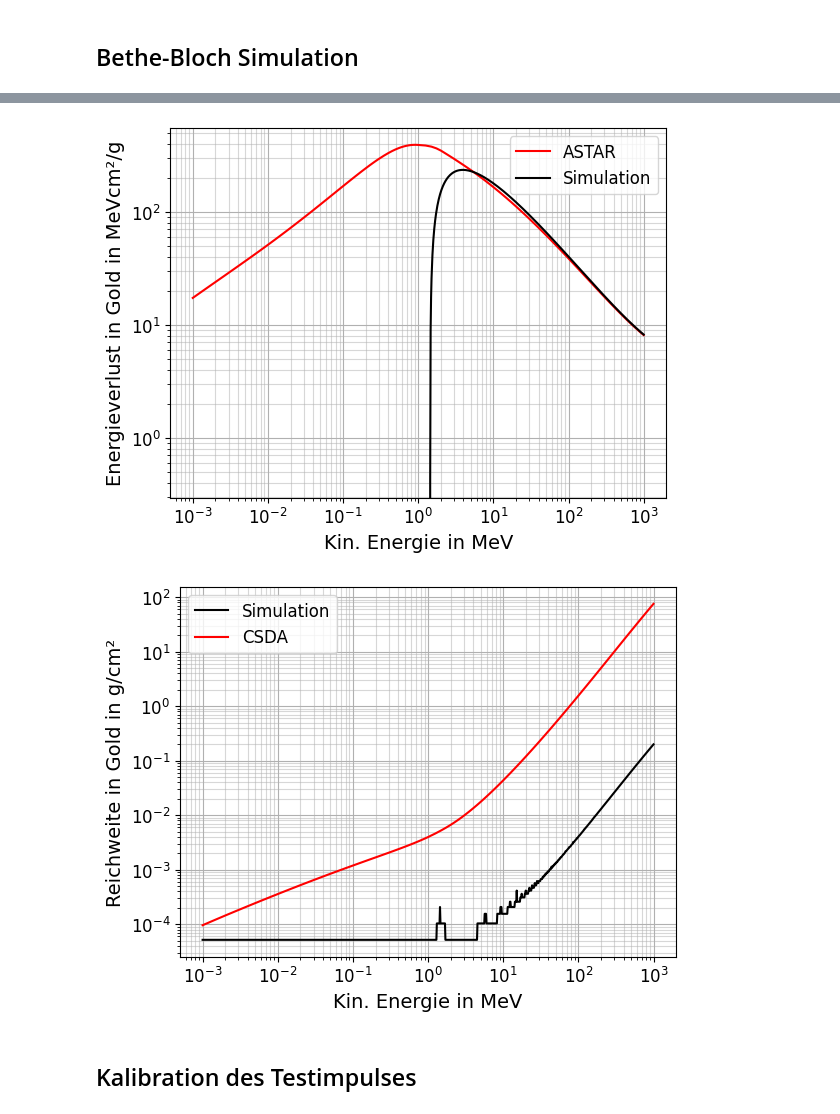
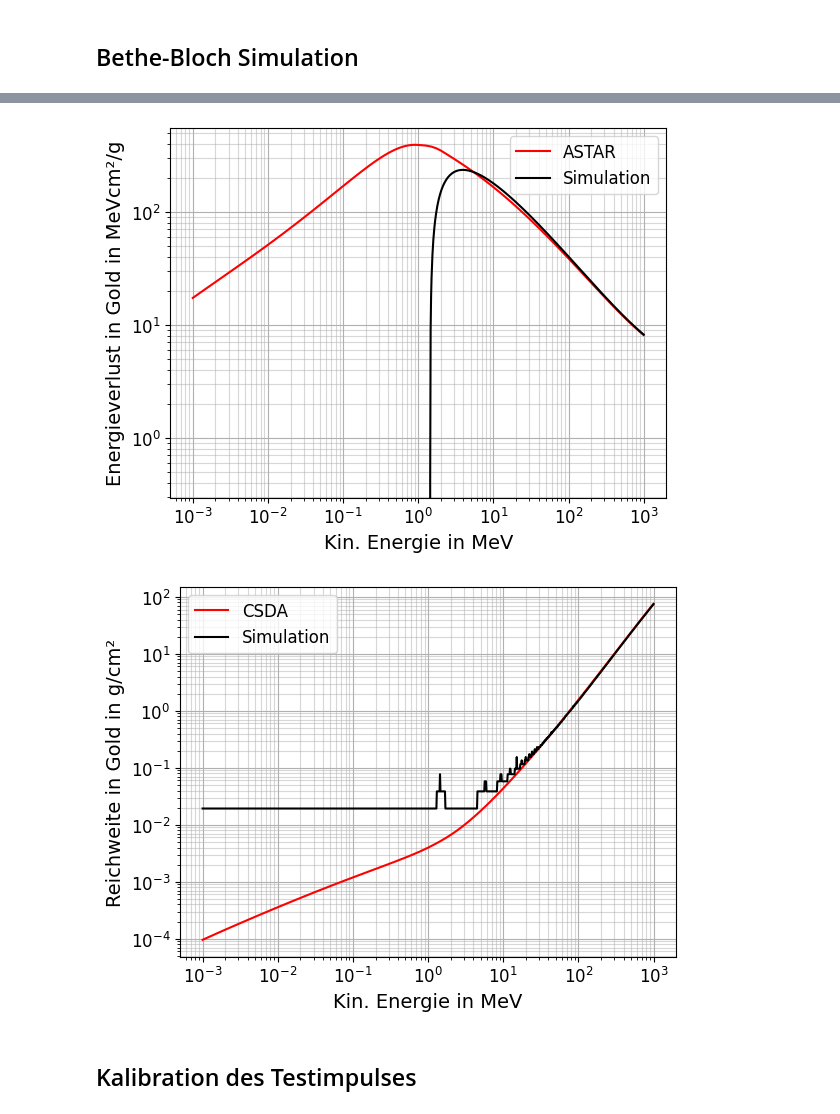
Before and after one commit to NicolasRohrbeck/fprak, a Jupyter notebook: scripts/halbleiter.ipynb, the cells around one changed output, grey strips where cells are left out. Drawn from its saved outputs; the diff is of its cells as text; code cells hidden in the pictures.

Commit message:
Reichweite Simulation korrigiert

```diff
--- a/scripts/halbleiter.ipynb
+++ b/scripts/halbleiter.ipynb
@@ -72,20 +57,16 @@ def Reichweite(target: Material, E: float, dx=1e-6, Elim=1.0):
         E -= abs(lost)
         l += dx
     return l
-# %%
-# Silizium
-E = np.logspace(3, 9, 1000, endpoint=True)
-
-vBethe = np.vectorize(Bethe)
-vReich = np.vectorize(Reichweite)
-
-dEdx = Bethe(Si, E) / con.e /1e6 / 1e2 / Si.rho
-rw = []
-for i in E:
-    rw.append(Reichweite(Si, i, dx=1e-5)*1e2/Si.rho)
-rw = np.array(rw)
 # %%
 # Silizium
+E = np.logspace(3, 9, 1000, endpoint=True)
+
+dEdx = Bethe(Si, E) / con.e /1e6 / 1e2 / Si.rho
+rw = []
+for i in E:
+    rw.append(Reichweite(Si, i, dx=1e-5)*1e2*Si.rho)
+rw = np.array(rw)
+
 
 Energy, bethe, csda = np.loadtxt(r'../Messdaten/19012026_Halbleiter/astar_si.txt', skiprows=8, unpack=True)
 
@@ -105,8 +86,8 @@ plt.legend(fontsize=12)
 plt.savefig("./Bilder/BB_Si.pdf")
 
 fig, ax = plt.subplots()
+ax.plot(Energy, csda, '-r', label='CSDA')
 ax.plot(E/1e6, rw, '-k', label="Simulation")
-ax.plot(Energy, csda, '-r', label='CSDA')
 
 
 ax.set_xscale('log')
@@ -129,17 +110,13 @@ plt.show()
-# %%
-# Gold
-E = np.logspace(3, 9, 1000, endpoint=True)
-
-vBethe = np.vectorize(Bethe)
-vReich = np.vectorize(Reichweite)
-
-dEdx = Bethe(Au, E) / con.e /1e6 / 1e2 / Au.rho
-rw = []
-for i in E:
-    rw.append(Reichweite(Au, i, dx=1e-5)*1e2/Au.rho)
-rw = np.array(rw)
 # %%
 # Gold
+E = np.logspace(3, 9, 1000, endpoint=True)
+
+dEdx = Bethe(Au, E) / con.e /1e6 / 1e2 / Au.rho
+rw = []
+for i in E:
+    rw.append(Reichweite(Au, i, dx=1e-5)*1e2*Au.rho)
+rw = np.array(rw)
+
 
 Energy, bethe, csda = np.loadtxt(r'../Messdaten/19012026_Halbleiter/astar_au.txt', skiprows=8, unpack=True)
 
@@ -151,35 +128,35 @@ plt.xscale('log')
 plt.yscale('log')
 plt.ylabel('Energieverlust in Gold in MeVcm²/g', fontsize=14)
 plt.xlabel('Kin. Energie in MeV', fontsize=14)
 plt.tick_params(labelsize=12)
 plt.minorticks_on()
 plt.grid(which='major')
 plt.grid(which='minor', alpha=0.5)
 plt.legend(fontsize=12)
 plt.savefig("./Bilder/BB_Au.pdf")
 
 fig, ax = plt.subplots()
+ax.plot(Energy, csda, '-r', label='CSDA')
 ax.plot(E/1e6, rw, '-k', label="Simulation")
-ax.plot(Energy, csda, '-r', label='CSDA')
 
 
 ax.set_xscale('log')
 ax.set_yscale('log')
 
 ax.set_xlabel('Kin. Energie in MeV', fontsize=14)
 ax.set_ylabel('Reichweite in Gold in g/cm²', fontsize=14)
 ax.tick_params(labelsize=12)
 
 ax.minorticks_on()
 ax.grid(which='major')
 ax.grid(which='minor', alpha=0.5)
 ax.legend(fontsize=12)
 fig.savefig("./Bilder/RW_Au.pdf")
 
 plt.show()
 # %% [output]
 [figure]
-[figure, old version]
+[figure, new version]
 # %% [markdown]
 ## Kalibration des Testimpulses
 # %%
```
Also changed, not shown: parts of 3 cells of this notebook.
